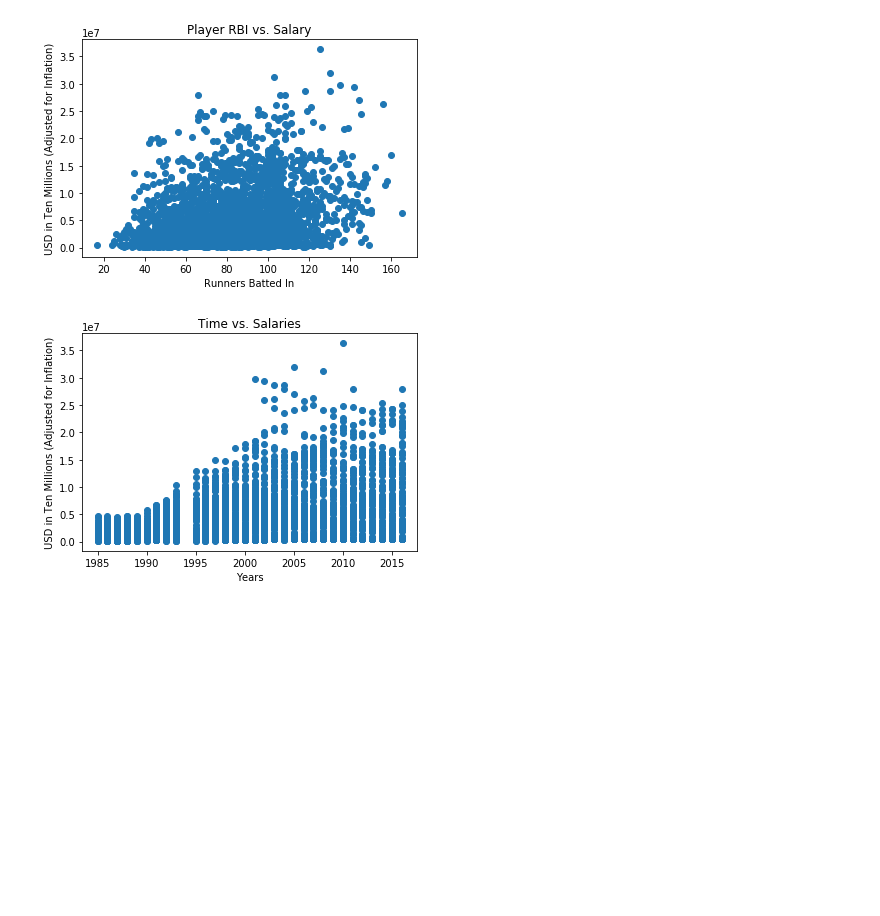
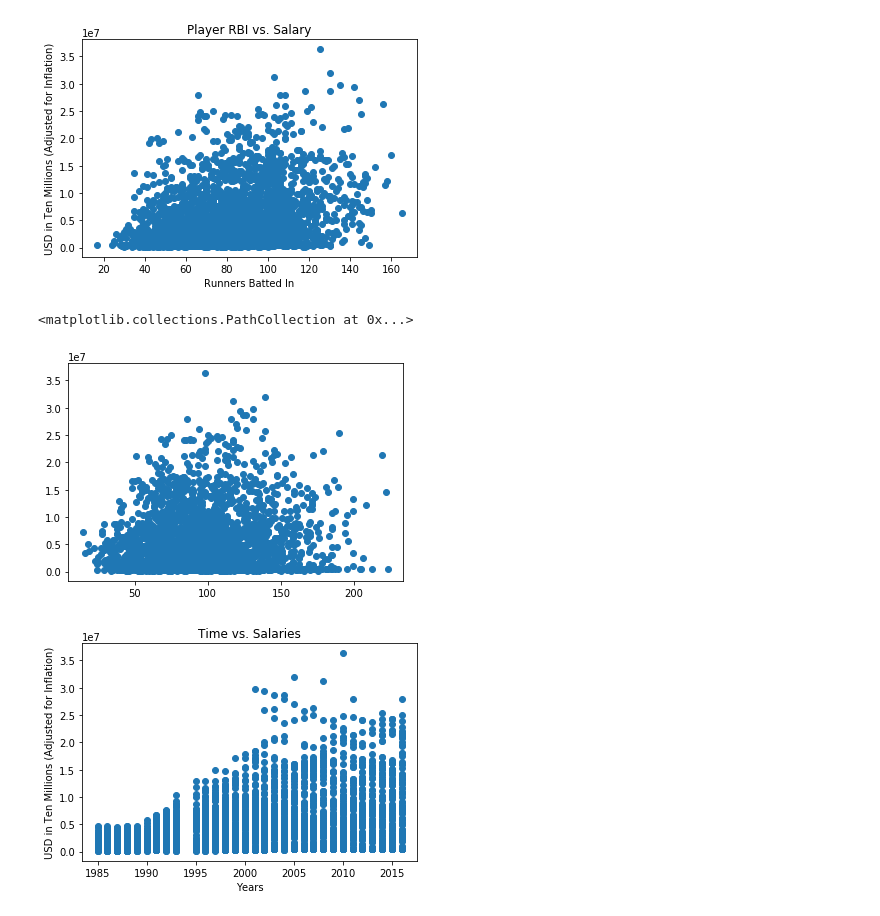
Before and after one commit to davisgrininger/final_project, a Jupyter notebook: MLBML.ipynb, the cells around one changed output. Drawn from its saved outputs; the diff is of its cells as text; code cells hidden in the pictures; blank space fills up the shorter version.

```diff
--- a/MLBML.ipynb
+++ b/MLBML.ipynb
@@ -74,5 +79,8 @@ plt.show()
 # %% [output]
 [figure]
 # %%
-#plt.scatter(dataset["SO"],dataset["Adjusted Salary"])
+plt.scatter(dataset["SO"],dataset["Adjusted Salary"])
+# %% [output]
+<matplotlib.collections.PathCollection at 0x...>
+[figure, added]
 # %%
```
Also changed, not shown: parts of 12 cells of this notebook, 11 other files.
